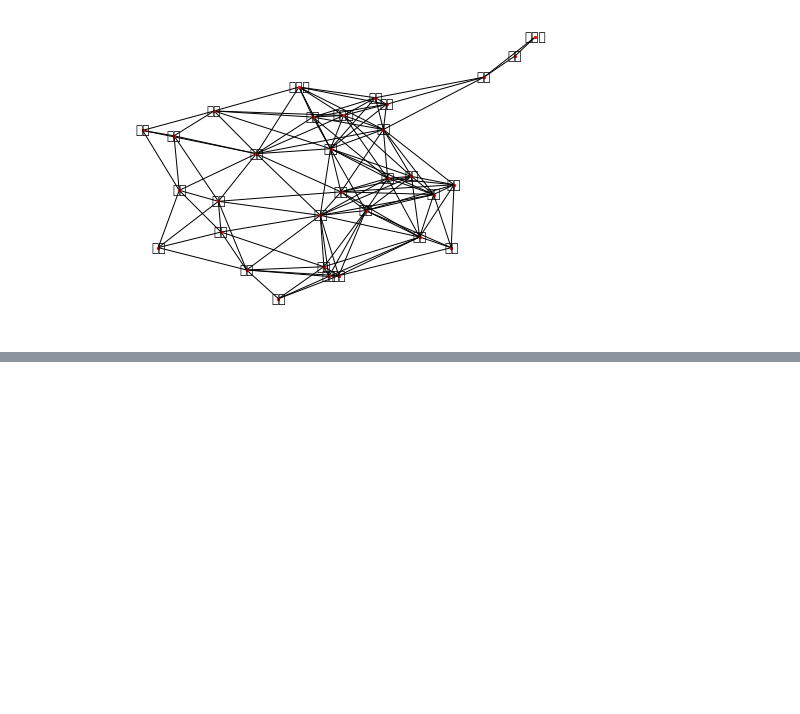
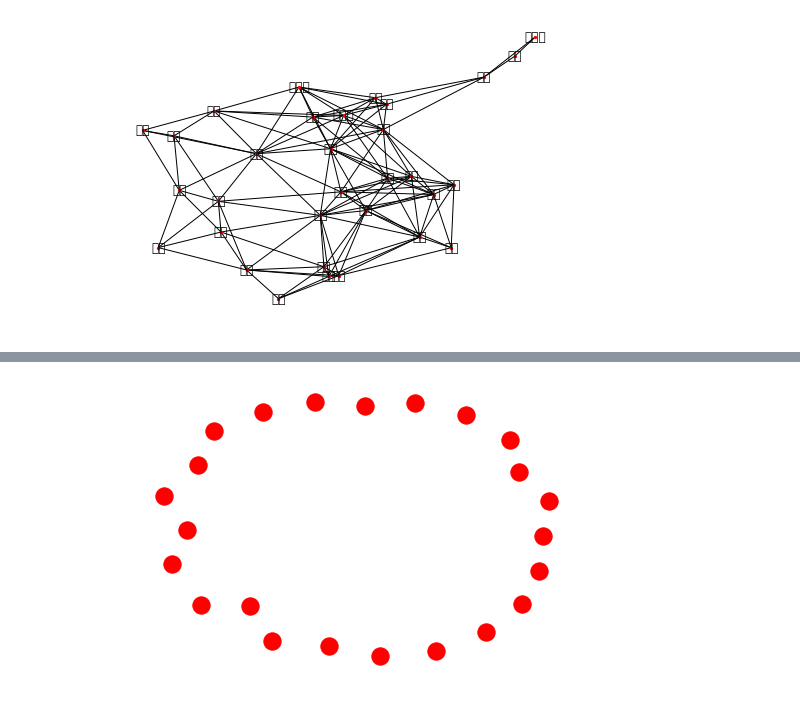
Before and after one commit to daoguda/NLP-Course, a Jupyter notebook: assignments/assignment3/lecture3.ipynb, the cells around one changed output, grey strips where cells are left out. Saved outputs shown, nothing was run; the diff lists cells and outputs as text; code cells hidden in the pictures; blank space fills up the shorter version.

```diff
--- a/assignments/assignment3/lecture3.ipynb
+++ b/assignments/assignment3/lecture3.ipynb
@@ -177,0 +196,2 @@ def search_destination(graph, start, destination):
+# %%
+stations.pop(0)
@@ -177,0 +200,4 @@ def search_destination(graph, start, destination):
+# %%
+line_one_stations = []
+for station in stations:
+    line_one_stations.append(station.string)
@@ -177,0 +224,8 @@ def search_destination(graph, start, destination):
+# %%
+stations_graph = nx.Graph()
+# %%
+stations_graph.add_nodes_from(line_one_stations)
+# %%
+nx.draw(stations_graph, pos=nx.spring_layout(stations_graph))
+# %% [output]
+[figure, added]
```
Also changed, not shown: parts of 10 cells of this notebook, 1 other file.
